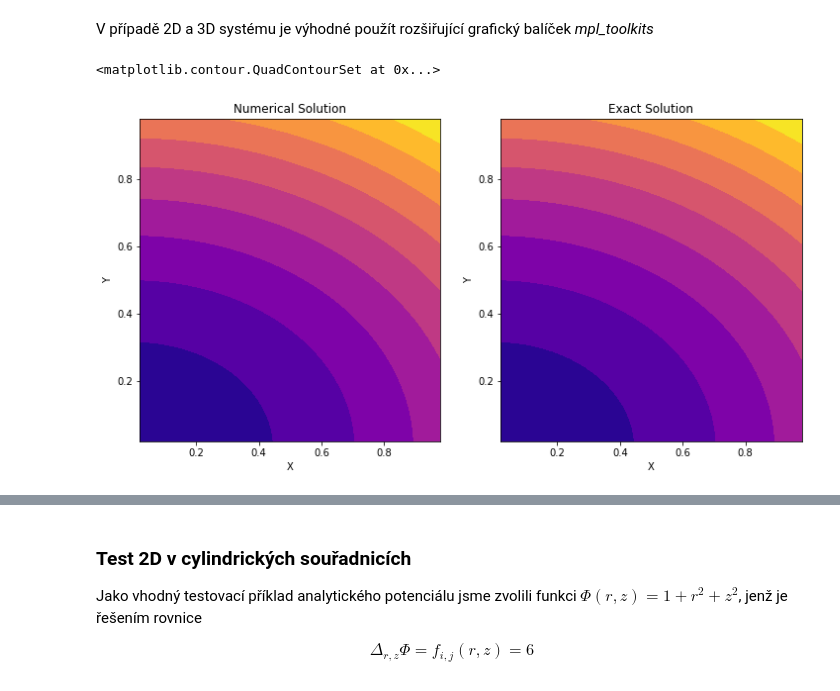
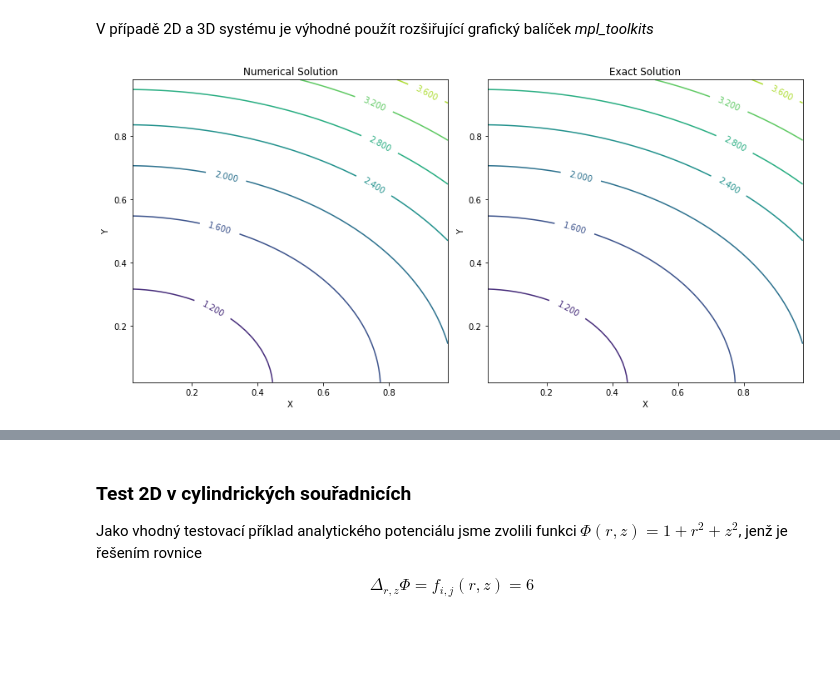
Before and after one commit to astroviki/NumericalMethods, a Jupyter notebook: PoissonSolver/Poisson.ipynb, the cells around one changed output, grey strips where cells are left out. Cells and saved outputs as stored; diff of their text form; code cells hidden in the pictures; blank space fills up the shorter version.

```diff
--- a/PoissonSolver/Poisson.ipynb
+++ b/PoissonSolver/Poisson.ipynb
@@ -627,42 +591,35 @@ V případě 2D a 3D systému je výhodné použít rozšiřující grafický ba
 # %%
 from mpl_toolkits.mplot3d import Axes3D
 
 from matplotlib import cm
 
 f = lambda x,y: 1+x**2 + 2*y**2
 levels = np.array([0.1,0.2,0.3,0.4,0.5,0.6,0.7,0.8,0.9])
 fig = plt.figure(figsize=(12,6))
 
 xgrid, ygrid = np.meshgrid(x[1:n-1], y[1:n-1])
 zvalues = solution
 
-#ax = fig.add_subplot(1,2,1,projection='3d')
 ax = fig.add_subplot(1,2,1)
-cpf = ax.contourf(xgrid,ygrid,zvalues, len(levels), cmap=cm.plasma)
+cpf = ax.contour(xgrid,ygrid,zvalues)
+ax.clabel(cpf, inline=1, fontsize=10)
 plt.xlabel("X")
 plt.ylabel("Y")
 plt.title('Numerical Solution')
 
-#surf = ax.plot_surface(xgrid, ygrid, zvalues,rstride=5, cstride=5,linewidth=0, cmap=cm.plasma)
-plt.contourf(xgrid, ygrid, zvalues, levels=levels,cmap=cm.plasma)
-#fig.colorbar(surf, aspect=18)
 zvalues = exact_solution
 ax = fig.add_subplot(1,2,2)
 
-cpf = ax.contourf(xgrid,ygrid,zvalues, len(levels), cmap=cm.plasma)
-line_colors = ['black' for l in cpf.levels]
+cpf = ax.contour(xgrid,ygrid,zvalues)
+ax.clabel(cpf, inline=1, fontsize=10)
 plt.title('Exact Solution')
 plt.xlabel("X")
 plt.ylabel("Y")
-#plt.contourf(xgrid, ygrid, zvalues, 30,cmap=cm.plasma)
-#cp = ax.contour(X, Y, Z, levels=levels, colors=line_colors)
-plt.contour(xgrid, ygrid, zvalues, levels=levels,colors=line_colors)
-#fig.colorbar(surf, aspect=18)
 
-#plt.tight_layout()
+
+plt.tight_layout()
 # %% [output]
-<matplotlib.contour.QuadContourSet at 0x...>
-[figure, old version]
+[figure, new version]
 # %% [markdown]
 ### Cylindrická symetrie
 
```
Also changed, not shown: parts of 14 cells of this notebook.
